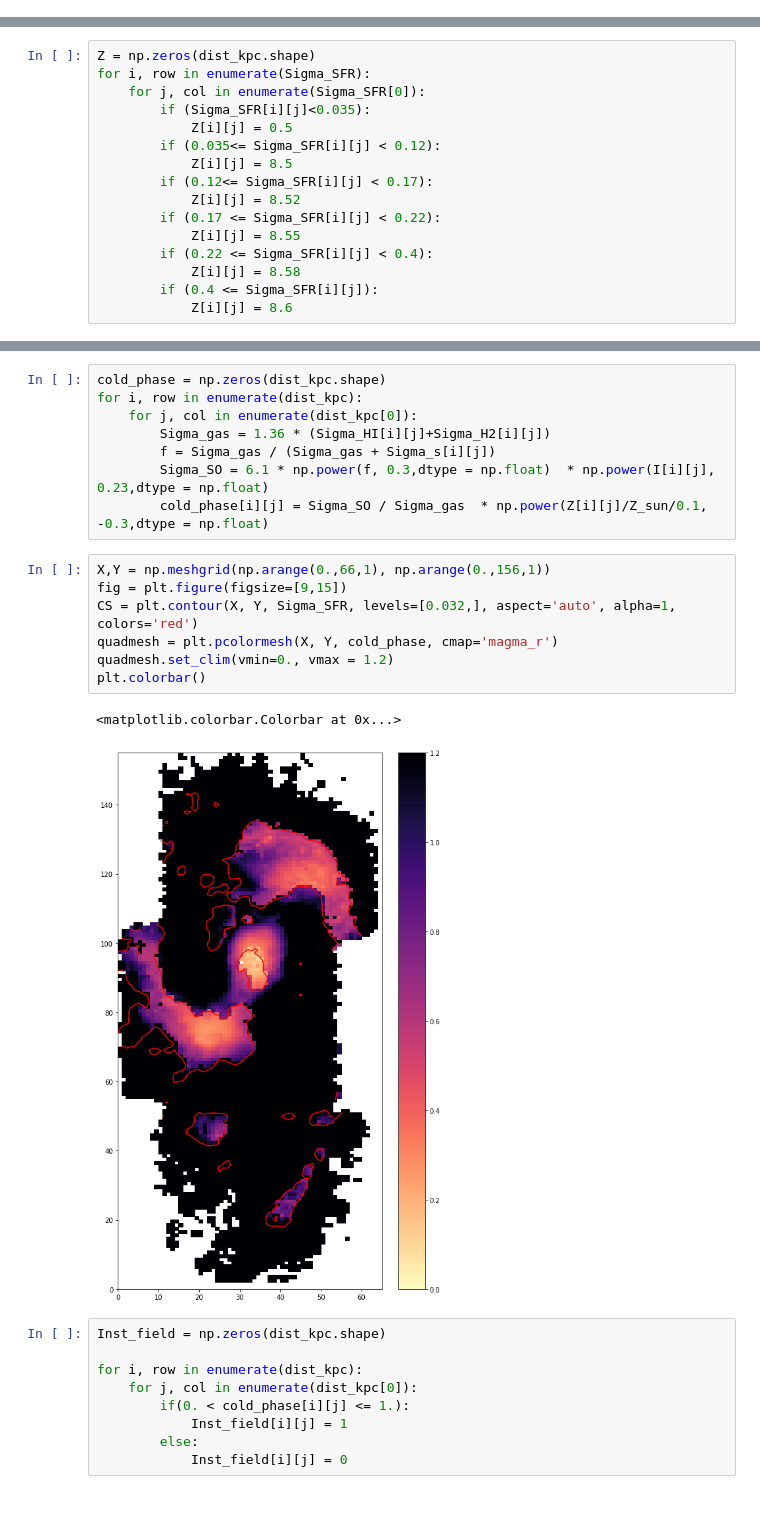
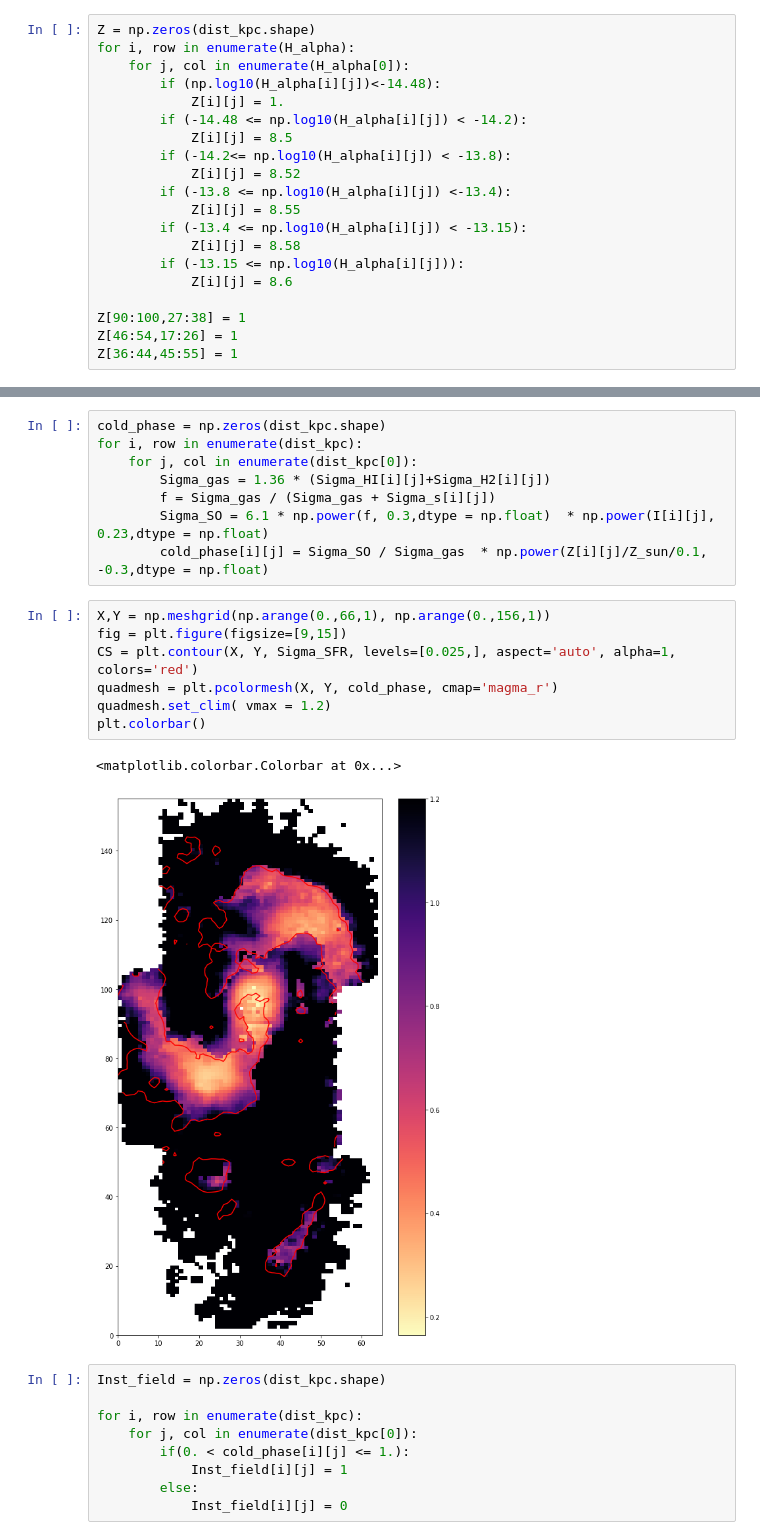
Before and after one commit to ValerieKostiuk/Course-work, a Jupyter notebook: NGC3627/cold_phase.ipynb, the cells around one changed output, grey strips where cells are left out. Saved outputs shown, nothing was run; the diff lists cells and outputs as text; blank space fills up the shorter version.

```diff
--- a/NGC3627/cold_phase.ipynb
+++ b/NGC3627/cold_phase.ipynb
@@ -71,3 +81,23 @@ plt.colorbar()
+# %%
+Z = np.zeros(dist_kpc.shape)
+for i, row in enumerate(H_alpha):
+    for j, col in enumerate(H_alpha[0]):
+        if (np.log10(H_alpha[i][j])<-14.48):
+            Z[i][j] = 1.
+        if (-14.48 <= np.log10(H_alpha[i][j]) < -14.2):
+            Z[i][j] = 8.5
+        if (-14.2<= np.log10(H_alpha[i][j]) < -13.8):
+            Z[i][j] = 8.52
+        if (-13.8 <= np.log10(H_alpha[i][j]) <-13.4):
+            Z[i][j] = 8.55
+        if (-13.4 <= np.log10(H_alpha[i][j]) < -13.15):
+            Z[i][j] = 8.58
+        if (-13.15 <= np.log10(H_alpha[i][j])):
+            Z[i][j] = 8.6
+
+Z[90:100,27:38] = 1
+Z[46:54,17:26] = 1
+Z[36:44,45:55] = 1
 # %%
 plt.figure(figsize=[19, 13.5])
 plt.subplot(1,2,1)
@@ -82,16 +112,0 @@ plt.show()
-# %%
-Z = np.zeros(dist_kpc.shape)
-for i, row in enumerate(Sigma_SFR):
-    for j, col in enumerate(Sigma_SFR[0]):
-        if (Sigma_SFR[i][j]<0.035):
-            Z[i][j] = 0.5
-        if (0.035<= Sigma_SFR[i][j] < 0.12):
-            Z[i][j] = 8.5
-        if (0.12<= Sigma_SFR[i][j] < 0.17):
-            Z[i][j] = 8.52
-        if (0.17 <= Sigma_SFR[i][j] < 0.22):
-            Z[i][j] = 8.55
-        if (0.22 <= Sigma_SFR[i][j] < 0.4):
-            Z[i][j] = 8.58
-        if (0.4 <= Sigma_SFR[i][j]):
-            Z[i][j] = 8.6
@@ -117,13 +121,13 @@ for i, row in enumerate(dist_kpc):
 # %%
 X,Y = np.meshgrid(np.arange(0.,66,1), np.arange(0.,156,1))
 fig = plt.figure(figsize=[9,15])
-CS = plt.contour(X, Y, Sigma_SFR, levels=[0.032,], aspect='auto', alpha=1, colors='red')
+CS = plt.contour(X, Y, Sigma_SFR, levels=[0.025,], aspect='auto', alpha=1, colors='red')
 quadmesh = plt.pcolormesh(X, Y, cold_phase, cmap='magma_r')
-quadmesh.set_clim(vmin=0., vmax = 1.2)
+quadmesh.set_clim( vmax = 1.2)
 plt.colorbar()
 # %% [output]
 <matplotlib.colorbar.Colorbar at 0x...>
-[figure, old version]
+[figure, new version]
 # %%
 Inst_field = np.zeros(dist_kpc.shape)
 
```
Also changed, not shown: parts of 6 cells of this notebook, 2 other files.
